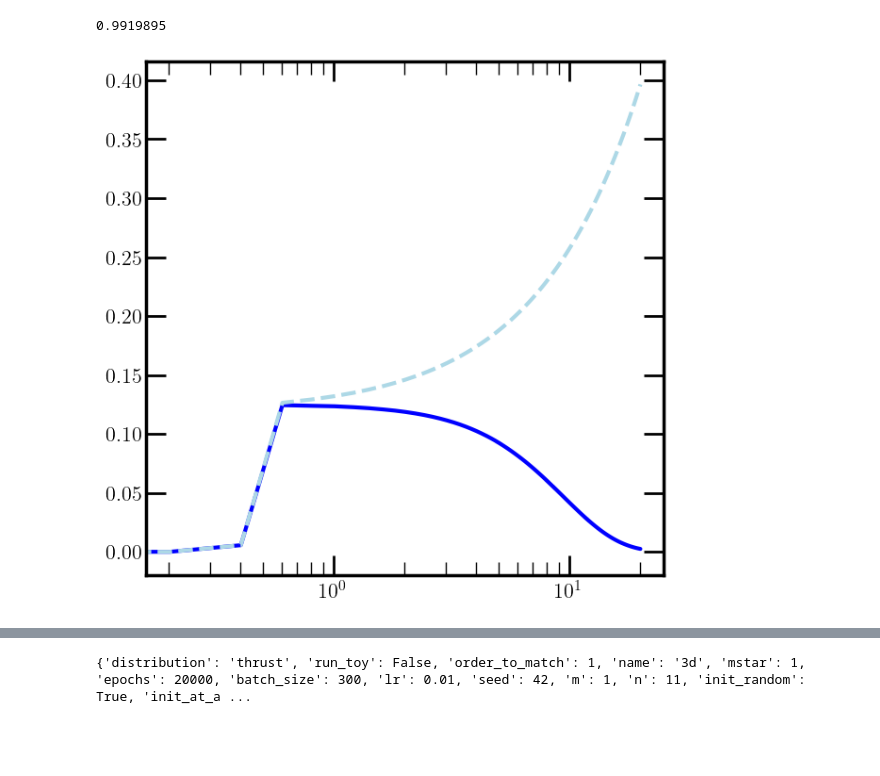
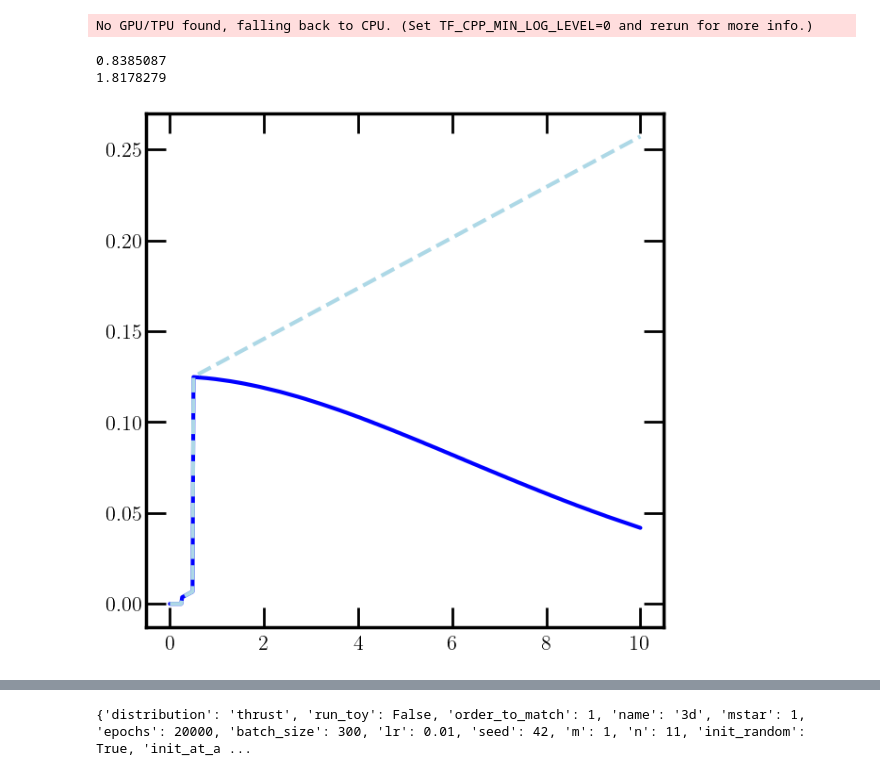
Before and after one commit to rikab/RDF, a Jupyter notebook: numeric/plot_results_JAX.ipynb, the cells around one changed output, grey strips where cells are left out. Saved outputs shown, nothing was run; the diff lists cells and outputs as text; code cells hidden in the pictures; blank space fills up the shorter version.

```diff
--- a/numeric/plot_results_JAX.ipynb
+++ b/numeric/plot_results_JAX.ipynb
@@ -17,37 +17,40 @@ from rikabplotlib.plot_utils import newplot
 q_vmap = jax.vmap(q, in_axes=(0,None,None,None, None))
 f_vmap = jax.vmap(f, in_axes=(0,None,None,None, None))
 polynomial_vmap = jax.vmap(polynomial, in_axes=(0,None,None,None))
 # TODO: automate vmap compilation
 
 
-ts = jnp.linspace(0, 20, 100)
+ts = jnp.linspace(0, 10, 500)
 alpha = 0.118
 
 # Hardcode correct answer
 g_star = -jnp.array([[0, 0, 0,],
                 [1, 0, 0,],
                 [0, 1, 0]]) # My stupid convention has a minus in front of gstar
 
 g_mn = jnp.zeros_like(g_star)
 
 thetas = jnp.array([0, 0.5, 0.25])
 
 
 q_vals = q_vmap(ts, alpha, g_star, g_mn, thetas)
 f_vals = f_vmap(ts, alpha, g_star, g_mn, thetas)
 poly_vals = polynomial_vmap(ts, alpha, g_star, thetas)
 
 # Verify integral of q_vals
-ts = jnp.linspace(0, 20, 100)
-print(jnp.trapz(q_vals[:,0],ts))
+print(jnp.trapz(q_vals,ts))
 
 fig, ax = newplot("full")
 plt.plot(ts, q_vals, color = "blue", label = "JAX RDF")
 plt.plot(ts, f_vals, color = "lightblue", label = "Target", ls = "--")
-# plt.plot(ts, -1 * poly_vals)
+
+print(jnp.trapz(f_vals, ts))
+
 #
-plt.xscale("log")
+# plt.xscale("log")
 #
 # %% [output]
-0.9919895
+No GPU/TPU found, falling back to CPU. (Set TF_CPP_MIN_LOG_LEVEL=0 and rerun for more info.)
+0.8385087
+1.8178279
-[figure, old version]
+[figure, new version]
```
Also changed, not shown: parts of 3 cells of this notebook, 5 other files.
